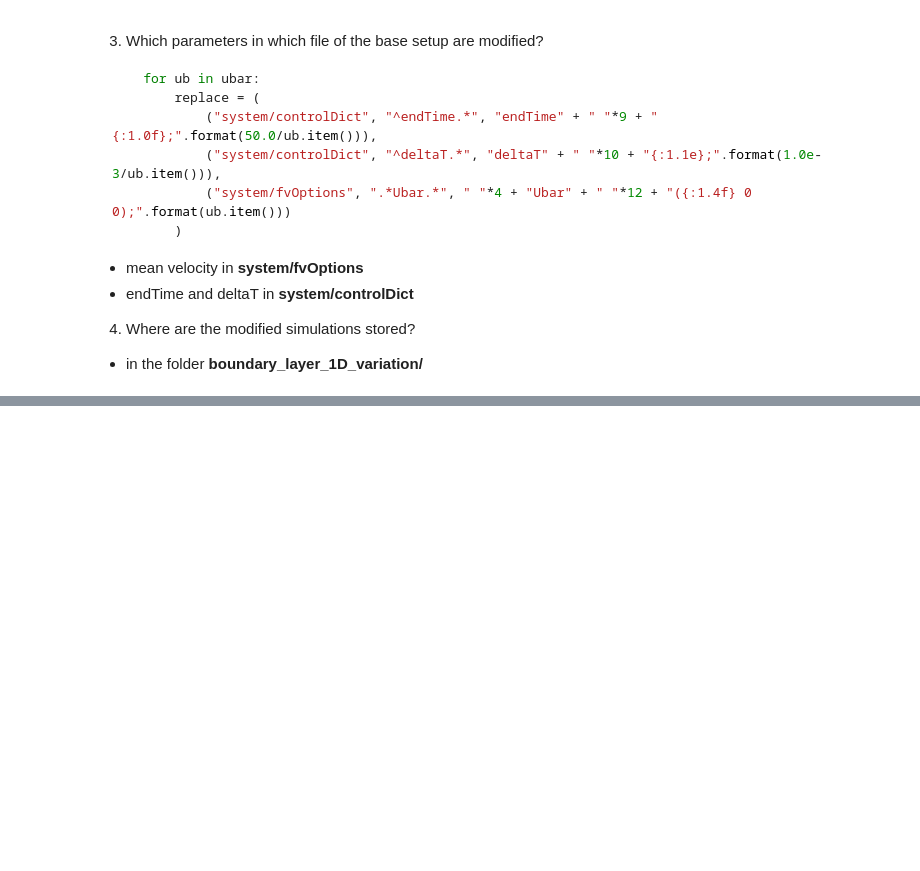
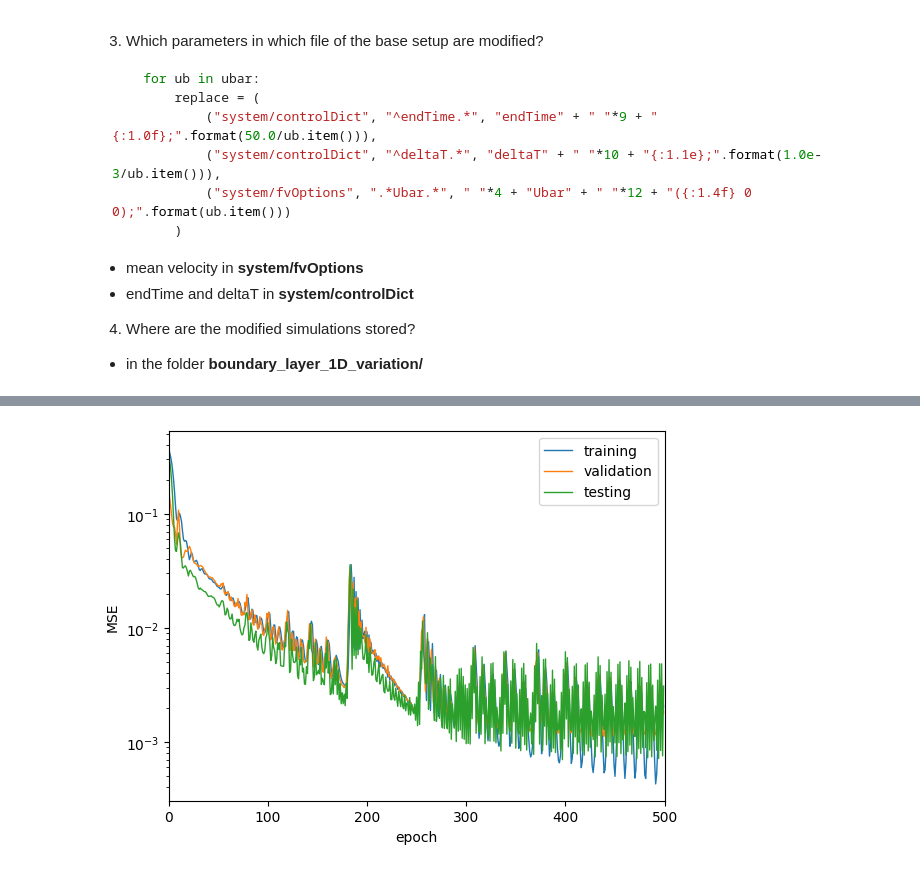
Before and after one commit to anh-lxn/ml-cfd-lecture, a Jupyter notebook: exercises/05_exercise_pytorch.ipynb, the cells around one changed output, grey strips where cells are left out. Saved outputs shown, nothing was run; the diff lists cells and outputs as text; code cells hidden in the pictures; blank space fills up the shorter version.

```diff
--- a/exercises/05_exercise_pytorch.ipynb
+++ b/exercises/05_exercise_pytorch.ipynb
@@ -154,0 +460,32 @@ Shape of data matrix:  torch.Size([200, 16])
+# %%
+def create_simple_network(n_in: int, n_out: int, n_neurons: int,
+    n_hidden: int, activation: pt.nn.Module) -> pt.nn.Sequential:
+    layers = [
+        pt.nn.Linear(n_in, n_neurons),
+        activation()
+    ]
+    for _ in range(n_hidden):
+        layers.append(pt.nn.Linear(n_neurons, n_neurons))
+        layers.append(activation())
+    layers.append(pt.nn.Linear(n_neurons, n_out))
+    return pt.nn.Sequential(*layers)
+# %%
+model_0_base = create_simple_network(2, 1, 200, 4, pt.nn.ReLU)
+train_loader = pt.utils.data.DataLoader(train_dataset, batch_size=len(train_dataset), shuffle=True)
+val_loader = pt.utils.data.DataLoader(val_dataset, batch_size=len(val_dataset))
+test_loader = pt.utils.data.DataLoader(test_dataset, batch_size=len(test_dataset))
+score_fns = {
+    "Lmax" : metrics.max_error,
+    "L1" : metrics.mean_absolute_error,
+    "R2" : metrics.r2_score
+}
+# %%
+model_0 = deepcopy(model_0_base)
+results_0 = train_model(
+    model_0,
+    pt.nn.MSELoss(),
+    train_loader, val_loader, test_loader,
+    score_fns=score_fns,
+    epochs=500,
+    optimizer=pt.optim.AdamW(model_0.parameters(), lr=0.01)
+)
@@ -154,0 +494,12 @@ Shape of data matrix:  torch.Size([200, 16])
+# %%
+plt.plot(results_0["epoch"], results_0["train_loss"], lw=1, label="training")
+plt.plot(results_0["epoch"], results_0["val_loss"], lw=1, label="validation")
+plt.plot(results_0["epoch"], results_0["test_loss"], lw=1, label="testing")
+plt.yscale("log")
+plt.xlim(0, 500)
+plt.xlabel("epoch")
+plt.ylabel("MSE")
+plt.legend()
+plt.show()
+# %% [output]
+[figure, added]
```
Also changed, not shown: parts of 15 cells of this notebook.
